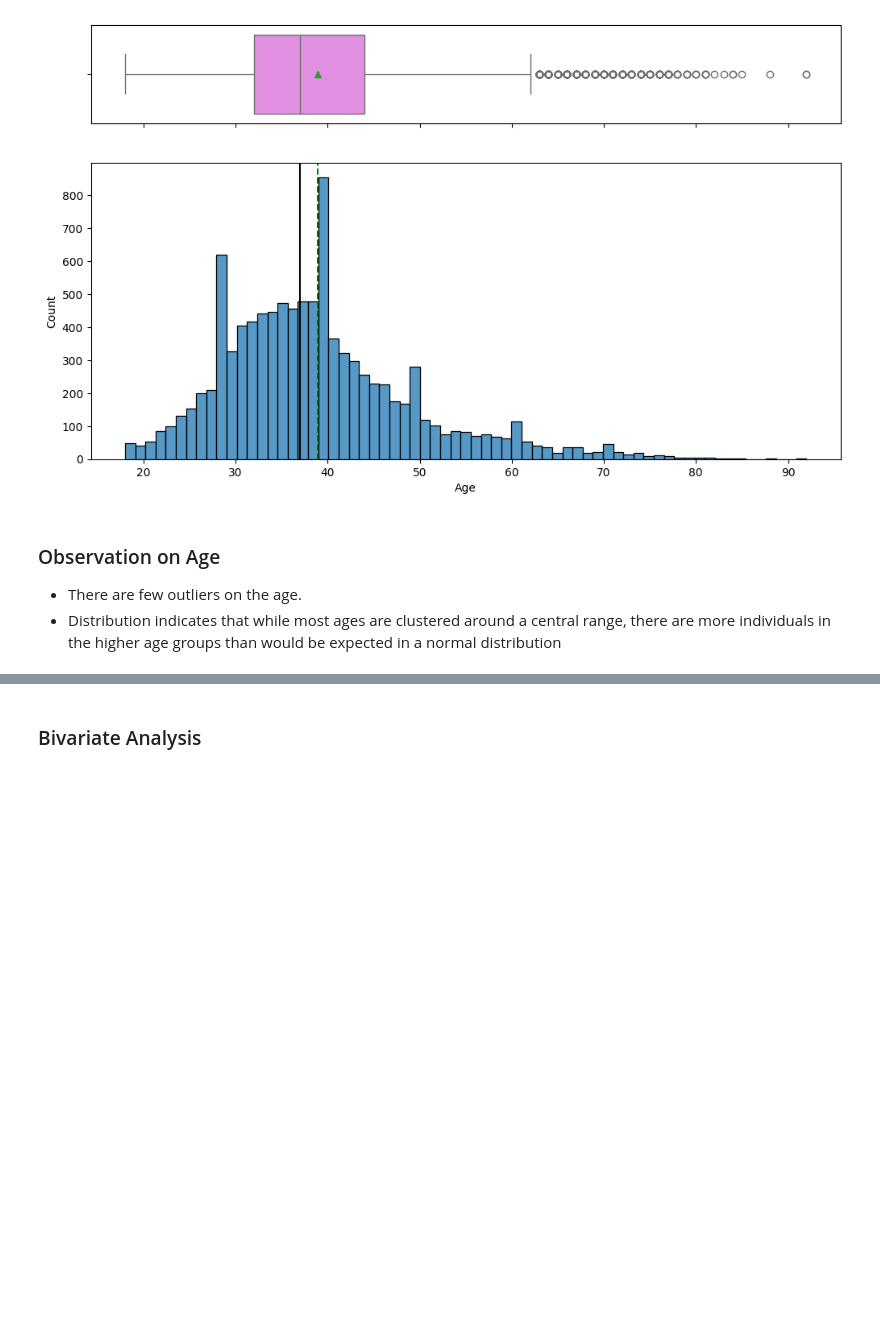
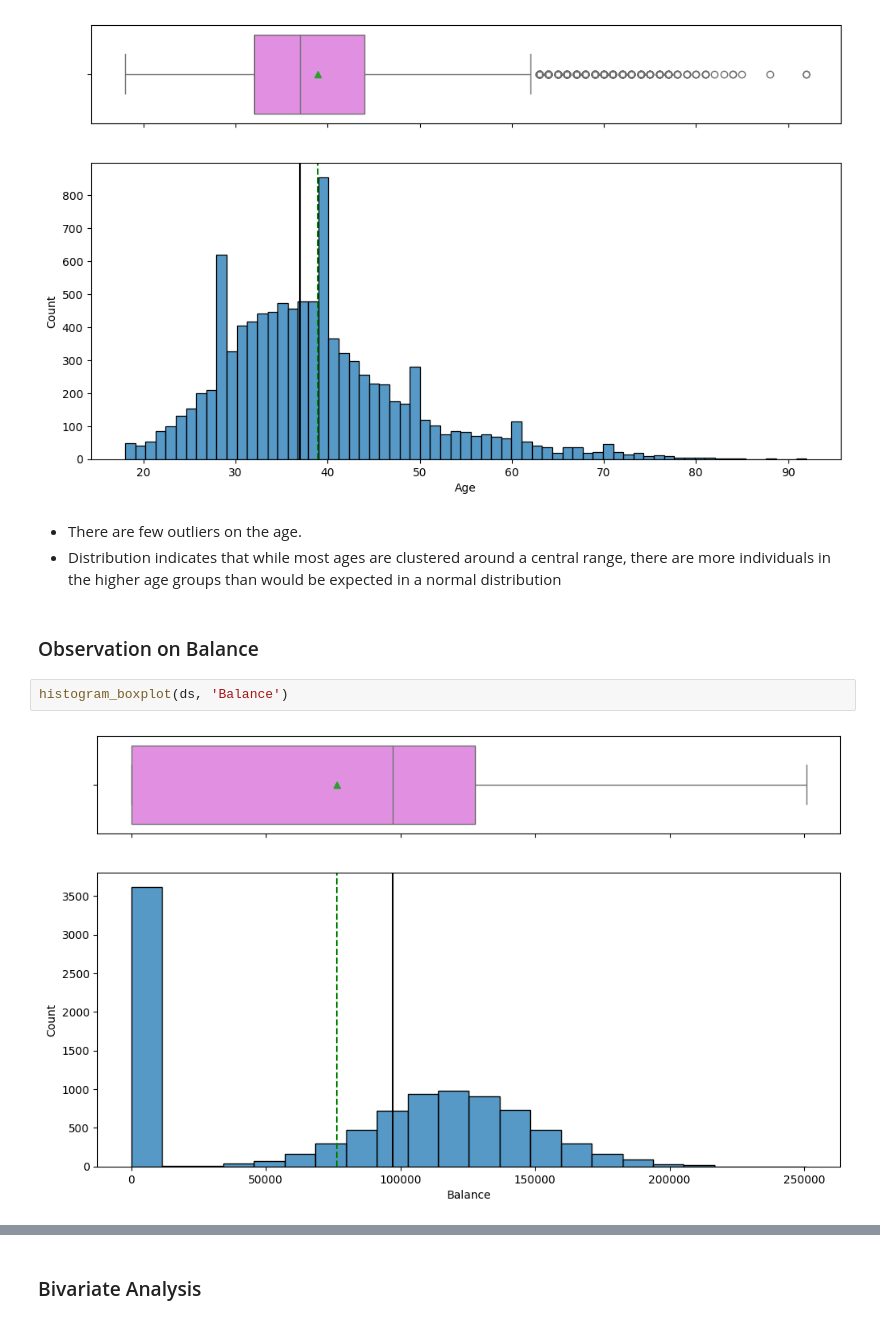
Before and after one commit to aimlalchemists/bank-churn-prediction-neural-network, a Jupyter notebook: bank_churn_prediction_neural_network_model.ipynb, the cells around one changed output, grey strips where cells are left out. Drawn from its saved outputs; the diff is of its cells as text; blank space fills up the shorter version.

```diff
--- a/bank_churn_prediction_neural_network_model.ipynb
+++ b/bank_churn_prediction_neural_network_model.ipynb
@@ -359,6 +359,11 @@ histogram_boxplot(ds, 'Age')
 # %% [output]
 [figure]
 # %% [markdown]
-### Observation on Age
 - There are few outliers on the age.
 - Distribution indicates that while most ages are clustered around a central range, there are more individuals in the higher age groups than would be expected in a normal distribution
+# %% [markdown]
+### Observation on Balance
+# %%
+histogram_boxplot(ds, 'Balance')
+# %% [output]
+[figure, added]
```
Also changed, not shown: parts of 35 cells of this notebook.
